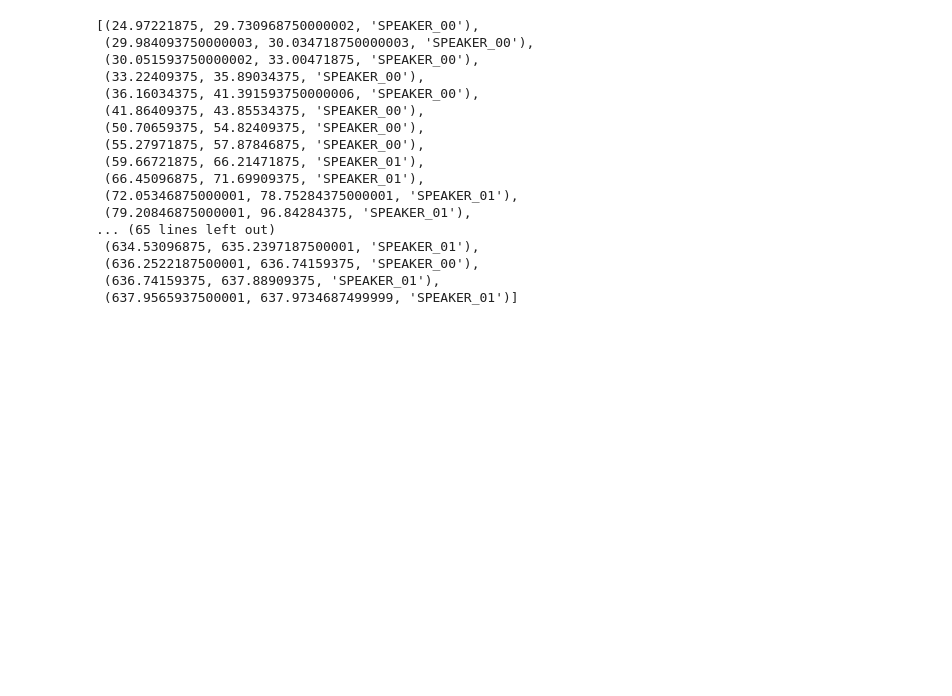
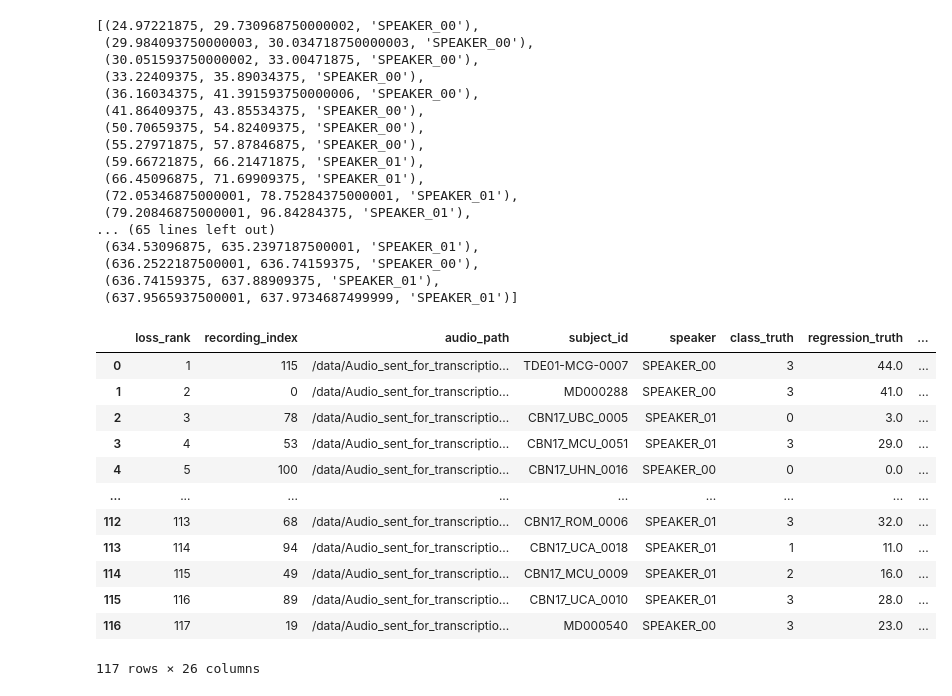
Before and after one commit to jasondeon/rdino_bert, a Jupyter notebook: make_manifest.ipynb, the cells around one changed output. Saved outputs shown, nothing was run; the diff lists cells and outputs as text; code cells hidden in the pictures; blank space fills up the shorter version.

```diff
--- a/make_manifest.ipynb
+++ b/make_manifest.ipynb
@@ -193,3 +193,20 @@ test
  (636.2522187500001, 636.74159375, 'SPEAKER_00'),
  (636.74159375, 637.88909375, 'SPEAKER_01'),
  (637.9565937500001, 637.9734687499999, 'SPEAKER_01')]
+# %%
+audit_df = pd.read_csv("outputs/hpo_text_regression/screening/trial-0036/recording_loss_audit.csv")
+audit_df
+# %% [output]
+|  | loss_rank | recording_index | audio_path | subject_id | speaker | class_truth | regression_truth | ... |
+| 0 | 1 | 115 | /data/Audio_sent_for_transcriptio... | TDE01-MCG-0007 | SPEAKER_00 | 3 | 44.0 | ... |
+| 1 | 2 | 0 | /data/Audio_sent_for_transcriptio... | MD000288 | SPEAKER_00 | 3 | 41.0 | ... |
+| 2 | 3 | 78 | /data/Audio_sent_for_transcriptio... | CBN17_UBC_0005 | SPEAKER_01 | 0 | 3.0 | ... |
+| 3 | 4 | 53 | /data/Audio_sent_for_transcriptio... | CBN17_MCU_0051 | SPEAKER_01 | 3 | 29.0 | ... |
+| 4 | 5 | 100 | /data/Audio_sent_for_transcriptio... | CBN17_UHN_0016 | SPEAKER_00 | 0 | 0.0 | ... |
+| ... | ... | ... | ... | ... | ... | ... | ... | ... |
+| 112 | 113 | 68 | /data/Audio_sent_for_transcriptio... | CBN17_ROM_0006 | SPEAKER_01 | 3 | 32.0 | ... |
+| 113 | 114 | 94 | /data/Audio_sent_for_transcriptio... | CBN17_UCA_0018 | SPEAKER_01 | 1 | 11.0 | ... |
+| 114 | 115 | 49 | /data/Audio_sent_for_transcriptio... | CBN17_MCU_0009 | SPEAKER_01 | 2 | 16.0 | ... |
+| 115 | 116 | 89 | /data/Audio_sent_for_transcriptio... | CBN17_UCA_0010 | SPEAKER_01 | 3 | 28.0 | ... |
+| 116 | 117 | 19 | /data/Audio_sent_for_transcriptio... | MD000540 | SPEAKER_00 | 3 | 23.0 | ... |
+117 rows × 26 columns
```
Also changed, not shown: parts of 4 cells of this notebook, 36 other files.
